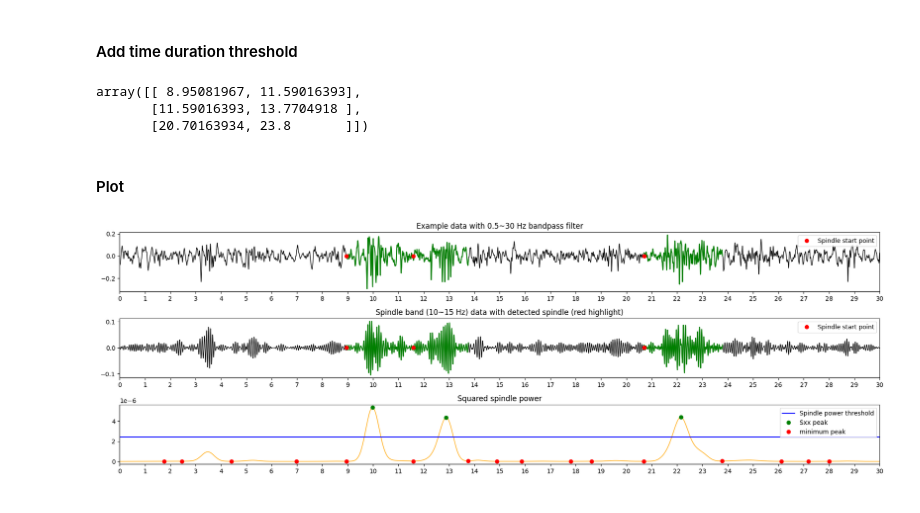
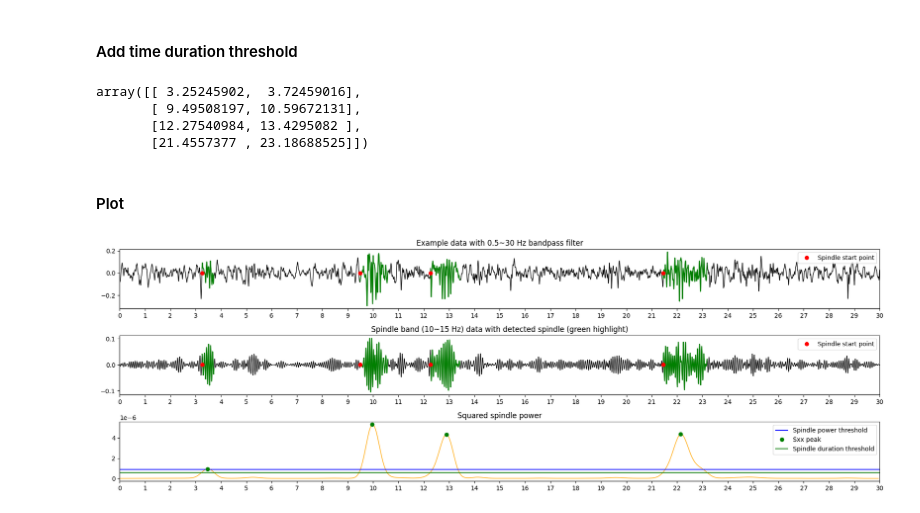
Before and after one commit to bian-lab/scripts, a Jupyter notebook: signal_process/activities_detection/spindle_detection.ipynb, the cells around one changed output. Saved outputs shown, nothing was run; the diff lists cells and outputs as text; code cells hidden in the pictures.

```diff
--- a/signal_process/activities_detection/spindle_detection.ipynb
+++ b/signal_process/activities_detection/spindle_detection.ipynb
@@ -34,7 +34,7 @@ spindle_data, _ = misleep.signal_filter(example_data, sf, btype='bandpass', low=
 #### Calculate the square spindle power
 # %%
 # get power with sfft
-f, t, Sxx = misleep.spectrogram(example_data, sf, band=[10, 15], step=0.02, window=2, norm=False)
+f, t, Sxx = misleep.spectrogram(example_data, sf, band=[10, 15], step=0.05, window=2, norm=False)
 # %%
 Sxx = np.sum(Sxx, axis=0)
 Sxx_squared = Sxx ** 2
@@ -62,3 +65,8 @@ Sxx_peaks_idx, Sxx_peaks_value = find_peaks(Sxx, (1000000))
+# %%
+Sxx_mean = np.mean(Sxx)
+Sxx_std = np.std(Sxx)
+spindle_threshold = 0.5*Sxx_std + Sxx_mean
+Sxx_peaks_idx, Sxx_peaks_value = find_peaks(Sxx, (spindle_threshold))
 # %%
 Sxx_peaks_idx.shape == (0, )
 # %% [output]
@@ -65,0 +80,3 @@ True
+# %%
+duration_threshold = 0.2*Sxx_std + Sxx_mean
+# duration_idx = np.logical_and()
@@ -66,3 +87,16 @@ True
+# %%
+duration_group = misleep.lst2group([[idx, each] for idx, each in enumerate(Sxx > duration_threshold)])
+start_time = []
+end_time = []
+for each in duration_group:
+    if each[0] != 0 and each[2]:
+        for peak_idx in Sxx_peaks_idx:
+            if peak_idx < each[1] and peak_idx > each[0]:
+                start_time.append(t[each[0]])
+                end_time.append(t[each[1]])
+
+start_time = np.array(start_time)
+end_time = np.array(end_time)
 # %%
 # find the minimum peak for duration
 minimum_peaks_idx = find_peaks(-1*Sxx)[0]
@@ -100,45 +136,47 @@ array([2.9147541 , 9.27213115])
 # %% [markdown]
 #### Add time duration threshold
 # %%
-spindle_lst = np.array([start_minimum_t, end_minimum_t]).T
+spindle_lst = np.array([start_time, end_time]).T
 spindle_lst
 # %% [output]
-array([[ 8.95081967, 11.59016393],
-       [11.59016393, 13.7704918 ],
-       [20.70163934, 23.8       ]])
+array([[ 3.25245902,  3.72459016],
+       [ 9.49508197, 10.59672131],
+       [12.27540984, 13.4295082 ],
+       [21.4557377 , 23.18688525]])
 # %% [markdown]
 #### Plot
 # %%
 fig = plt.figure(figsize=(18, 6))
 axs = fig.subplots(nrows=3, ncols=1)
 fig.set_tight_layout(2)
 
 axs[0].plot(example_data, color='black', linewidth=1)
-[axs[0].plot(range(int(each*sf), int(end_minimum_t[idx]*sf)), example_data[int(each*sf): int(end_minimum_t[idx]*sf)], color='green')
- for idx, each in enumerate(start_minimum_t)]
-axs[0].plot(start_minimum_t*sf, [0]*len(start_minimum_t), 'ro', label='Spindle start point')
+[axs[0].plot(range(int(each*sf), int(end_time[idx]*sf)), example_data[int(each*sf): int(end_time[idx]*sf)], color='green')
+ for idx, each in enumerate(start_time)]
+axs[0].plot(start_time*sf, [0]*len(start_time), 'ro', label='Spindle start point')
 axs[0].set_title('Example data with 0.5~30 Hz bandpass filter')
 axs[0].set_xlim(0, len(example_data))
 axs[0].set_xticks(range(0, len(example_data)+1, int(sf)), range(0, 31, 1))
 axs[0].legend(loc='upper right')
 
 axs[1].plot(spindle_data, color='black', linewidth=1)
-[axs[1].plot(range(int(each*sf), int(end_minimum_t[idx]*sf)), spindle_data[int(each*sf): int(end_minimum_t[idx]*sf)], color='green')
- for idx, each in enumerate(start_minimum_t)]
-axs[1].plot(start_minimum_t*sf, [0]*len(start_minimum_t), 'ro', label='Spindle start point')
-axs[1].set_title('Spindle band (10~15 Hz) data with detected spindle (red highlight)')
+[axs[1].plot(range(int(each*sf), int(end_time[idx]*sf)), spindle_data[int(each*sf): int(end_time[idx]*sf)], color='green')
+ for idx, each in enumerate(start_time)]
+axs[1].plot(start_time*sf, [0]*len(start_time), 'ro', label='Spindle start point')
+axs[1].set_title('Spindle band (10~15 Hz) data with detected spindle (green highlight)')
 axs[1].set_xlim(0, len(spindle_data))
 axs[1].legend()
 axs[1].set_xticks(range(0, len(spindle_data)+1, int(sf)), range(0, 31, 1))
 
 axs[2].plot(Sxx_squared, color='orange', linewidth=1)
 axs[2].set_title('Squared spindle power')
 axs[2].axhline(spindle_threshold, color='blue', label='Spindle power threshold')
 axs[2].set_xlim(0, len(Sxx_squared))
 axs[2].plot(Sxx_peaks_idx, Sxx_peaks_value['peak_heights'], 'go', label='Sxx peak')
-axs[2].plot(minimum_peaks_idx, Sxx_squared[minimum_peaks_idx], 'ro', label='minimum peak')
+# axs[2].plot(minimum_peaks_idx, Sxx_squared[minimum_peaks_idx], 'ro', label='minimum peak')
+axs[2].axhline(duration_threshold, color='green', label='Spindle duration threshold')
 axs[2].legend()
 axs[2].set_xticks(np.linspace(0, len(t), 31), range(0, 31))
 plt.show()
 # %% [output]
-[figure, old version]
+[figure, new version]
```
Also changed, not shown: parts of 9 cells of this notebook, 6 other files.
